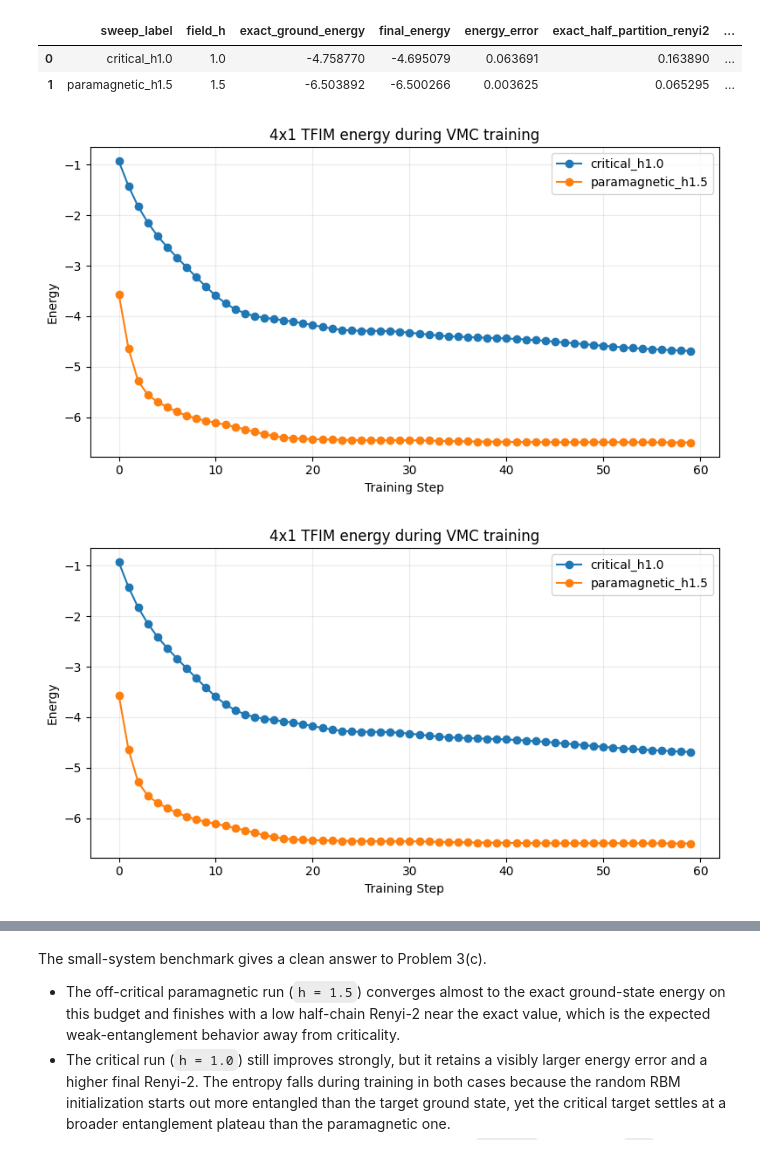
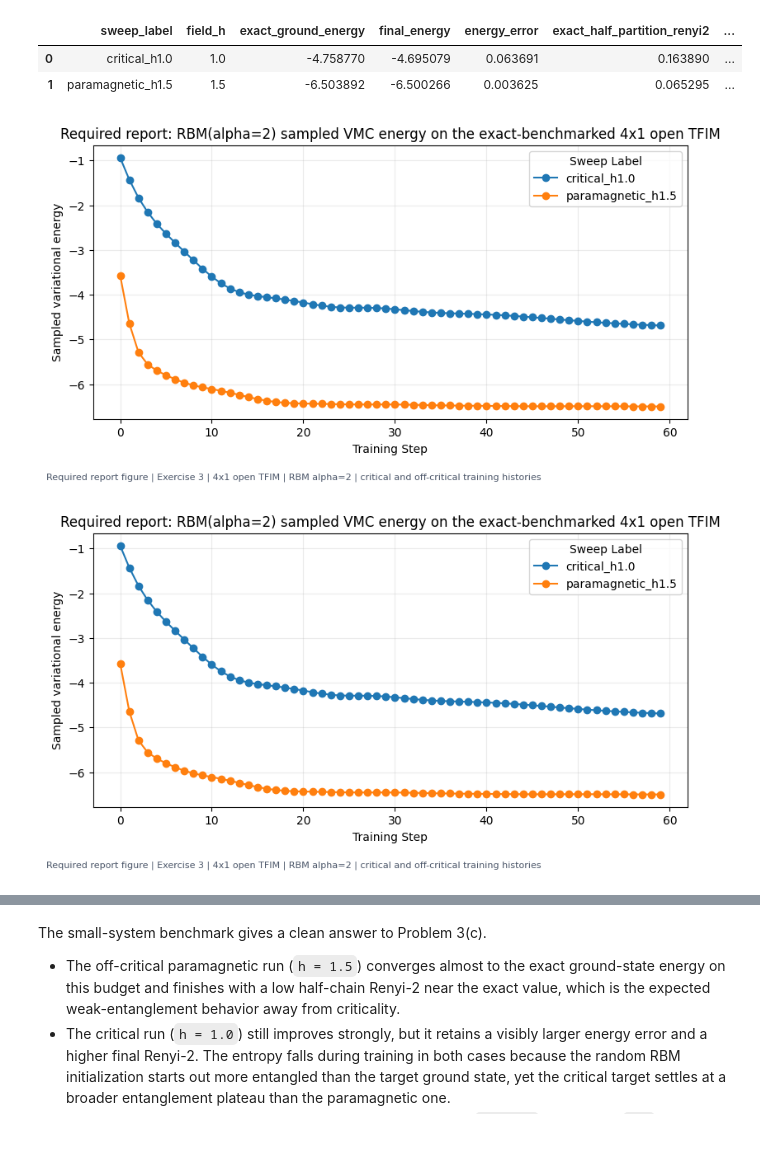
Before and after one commit to SBT2004/NQS, a Jupyter notebook: Balint/demos/exercise_3.ipynb, the cells around one changed output, grey strips where cells are left out. Saved outputs shown, nothing was run; the diff lists cells and outputs as text; code cells hidden in the pictures.

```diff
--- a/Balint/demos/exercise_3.ipynb
+++ b/Balint/demos/exercise_3.ipynb
@@ -295,14 +296,19 @@ exercise_3_small_summary
 # %%
 small_energy_figure = plot_training_history(
     exercise_3_small_history,
     'energy',
     line_column='sweep_label',
-    title='4x1 TFIM energy during VMC training',
+    title='Required report: RBM(alpha=2) sampled VMC energy on the exact-benchmarked 4x1 open TFIM',
+)
+add_report_figure_context(
+    small_energy_figure,
+    distinction='Required report figure',
+    context='Exercise 3 | 4x1 open TFIM | RBM alpha=2 | critical and off-critical training histories',
 )
 small_energy_figure
 # %% [output]
-[figure, old version]
+[figure, new version]
-[figure, old version]
+[figure, new version]
 # %%
 small_entropy_figure = plot_training_history(
     exercise_3_small_history,
```
Also changed, not shown: parts of 7 cells of this notebook, 4 other files.
